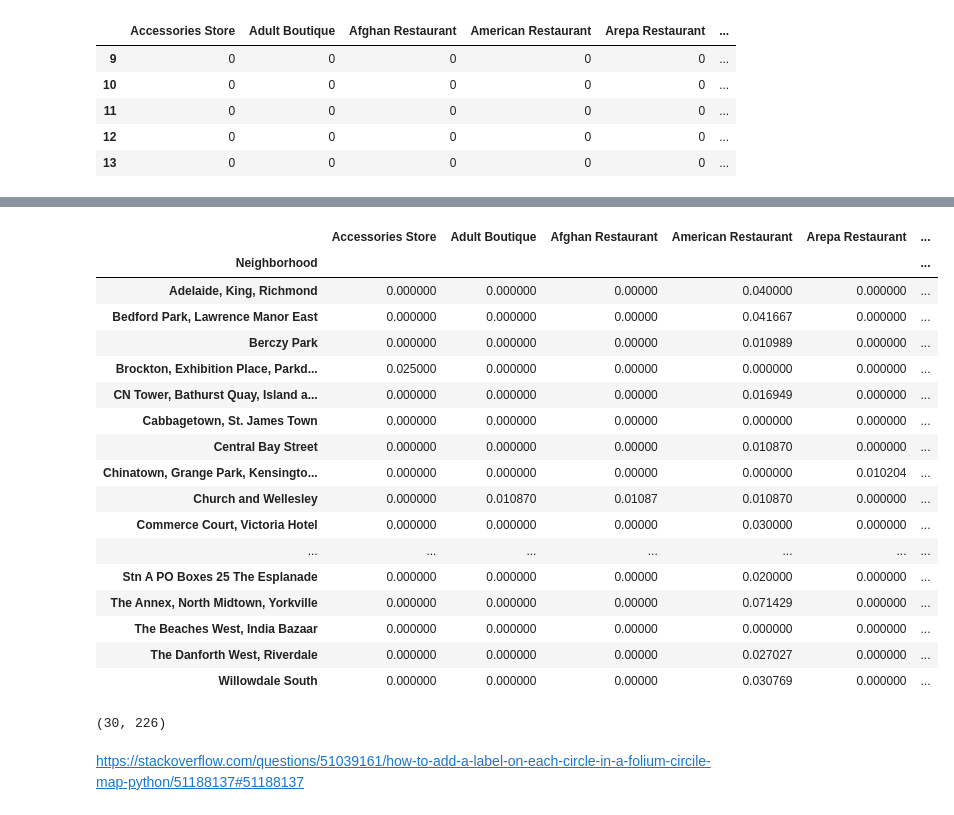
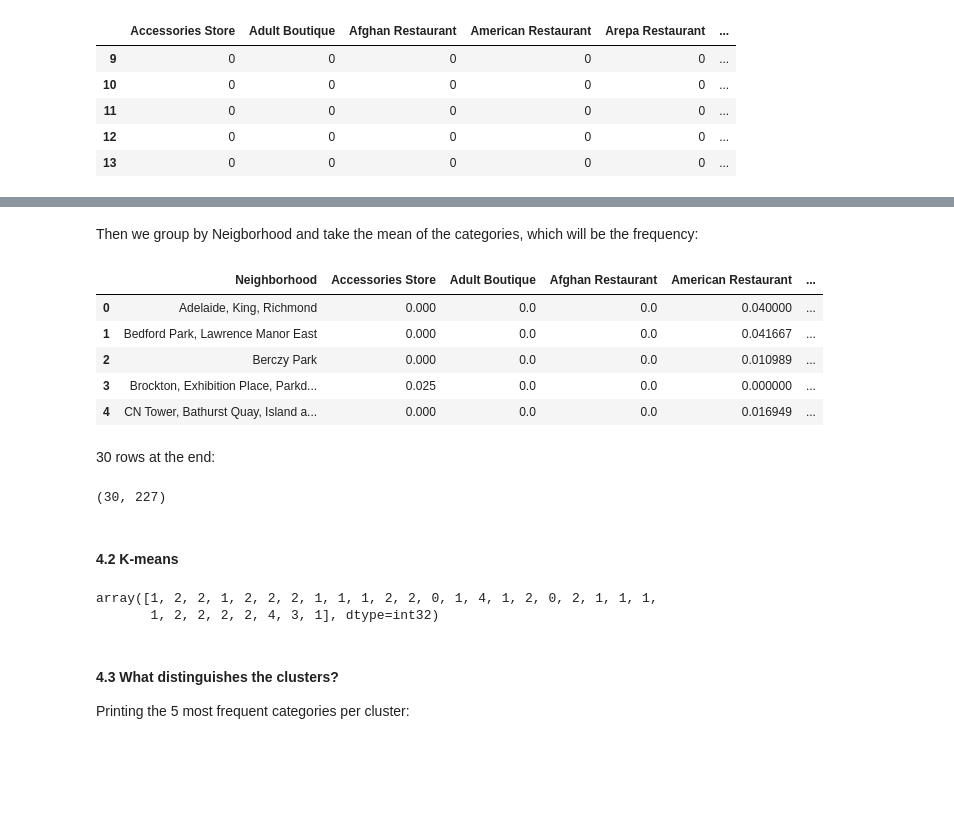
Before and after one commit to rareal/Coursera_Capstone, a Jupyter notebook: Toronto_neigh_Cluster.ipynb, the cells around one changed output, grey strips where cells are left out. Cells and saved outputs as stored; diff of their text form; code cells hidden in the pictures; blank space fills up the shorter version.

Commit message:
finished clustering notebook

```diff
--- a/Toronto_neigh_Cluster.ipynb
+++ b/Toronto_neigh_Cluster.ipynb
@@ -210,5 +219,13 @@ toronto_onehot.head()
 # %%
 # add neighborhood column back to dataframe
 toronto_onehot['Neighborhood'] = toronto_venues_selected['Neighborhood']
-list(toronto_onehot.columns).index('Neighborhood')
+neigh_ind = list(toronto_onehot.columns).index('Neighborhood') # index of the Neighborhood column
+neigh_ind_plus1 = neigh_ind+1
+
+# move neighborhood column to the first column
+fixed_columns = [toronto_onehot.columns[neigh_ind]] + list(toronto_onehot.columns[:neigh_ind]) \
+                                                    + list(toronto_onehot.columns[neigh_ind_plus1:])
+toronto_onehot = toronto_onehot[fixed_columns]
+
+toronto_onehot.head()
 # %% [output]
@@ -229,28 +238,37 @@ toronto_onehot.head()
+# %% [markdown]
+Then we group by Neigborhood and take the mean of the categories, which will be the frequency:
 # %%
-toronto_grouped = toronto_onehot.groupby('Neighborhood').mean()
-toronto_grouped
+toronto_grouped = toronto_onehot.groupby('Neighborhood').mean().reset_index()
+toronto_grouped.head()
 # %% [output]
-|  | Accessories Store | Adult Boutique | Afghan Restaurant | American Restaurant | Arepa Restaurant | ... |
-| Neighborhood |  |  |  |  |  | ... |
-| Adelaide, King, Richmond | 0.000000 | 0.000000 | 0.00000 | 0.040000 | 0.000000 | ... |
-| Bedford Park, Lawrence Manor East | 0.000000 | 0.000000 | 0.00000 | 0.041667 | 0.000000 | ... |
-| Berczy Park | 0.000000 | 0.000000 | 0.00000 | 0.010989 | 0.000000 | ... |
-| Brockton, Exhibition Place, Parkd... | 0.025000 | 0.000000 | 0.00000 | 0.000000 | 0.000000 | ... |
-| CN Tower, Bathurst Quay, Island a... | 0.000000 | 0.000000 | 0.00000 | 0.016949 | 0.000000 | ... |
-| Cabbagetown, St. James Town | 0.000000 | 0.000000 | 0.00000 | 0.000000 | 0.000000 | ... |
-| Central Bay Street | 0.000000 | 0.000000 | 0.00000 | 0.010870 | 0.000000 | ... |
-| Chinatown, Grange Park, Kensingto... | 0.000000 | 0.000000 | 0.00000 | 0.000000 | 0.010204 | ... |
-| Church and Wellesley | 0.000000 | 0.010870 | 0.01087 | 0.010870 | 0.000000 | ... |
-| Commerce Court, Victoria Hotel | 0.000000 | 0.000000 | 0.00000 | 0.030000 | 0.000000 | ... |
-| ... | ... | ... | ... | ... | ... | ... |
-| Stn A PO Boxes 25 The Esplanade | 0.000000 | 0.000000 | 0.00000 | 0.020000 | 0.000000 | ... |
-| The Annex, North Midtown, Yorkville | 0.000000 | 0.000000 | 0.00000 | 0.071429 | 0.000000 | ... |
-| The Beaches West, India Bazaar | 0.000000 | 0.000000 | 0.00000 | 0.000000 | 0.000000 | ... |
-| The Danforth West, Riverdale | 0.000000 | 0.000000 | 0.00000 | 0.027027 | 0.000000 | ... |
-| Willowdale South | 0.000000 | 0.000000 | 0.00000 | 0.030769 | 0.000000 | ... |
+|  | Neighborhood | Accessories Store | Adult Boutique | Afghan Restaurant | American Restaurant | ... |
+| 0 | Adelaide, King, Richmond | 0.000 | 0.0 | 0.0 | 0.040000 | ... |
+| 1 | Bedford Park, Lawrence Manor East | 0.000 | 0.0 | 0.0 | 0.041667 | ... |
+| 2 | Berczy Park | 0.000 | 0.0 | 0.0 | 0.010989 | ... |
+| 3 | Brockton, Exhibition Place, Parkd... | 0.025 | 0.0 | 0.0 | 0.000000 | ... |
+| 4 | CN Tower, Bathurst Quay, Island a... | 0.000 | 0.0 | 0.0 | 0.016949 | ... |
+# %% [markdown]
+30 rows at the end:
 # %%
 toronto_grouped.shape
 # %% [output]
-(30, 226)
+(30, 227)
-# %% [markdown]
-https://stackoverflow.com/questions/51039161/how-to-add-a-label-on-each-circle-in-a-folium-circile-map-python/51188137#51188137
+# %% [markdown]
+#### 4.2 K-means
+# %%
+# number of clusters
+k = 5
+
+toronto_grouped_clustering = toronto_grouped.drop('Neighborhood', 1)
+
+# run k-means clustering
+kmeans = KMeans(n_clusters=k, random_state=123).fit(toronto_grouped_clustering)
+
+# check cluster labels generated for each row in the dataframe
+kmeans.labels_
+# %% [output]
+array([1, 2, 2, 1, 2, 2, 2, 1, 1, 1, 2, 2, 0, 1, 4, 1, 2, 0, 2, 1, 1, 1,
+       1, 2, 2, 2, 2, 4, 3, 1], dtype=int32)
+# %% [markdown]
+#### 4.3 What distinguishes the clusters?
+Printing the 5 most frequent categories per cluster:
```
Also changed, not shown: parts of 21 cells of this notebook.
